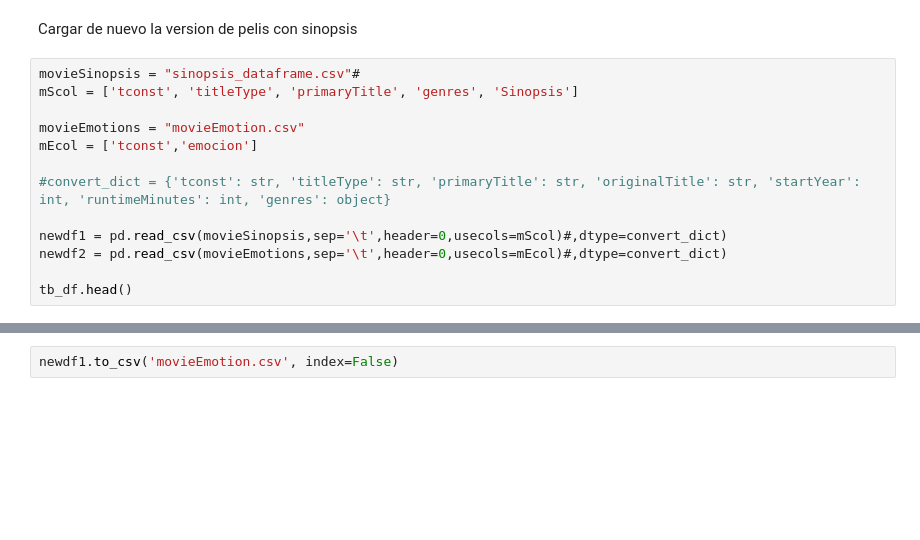
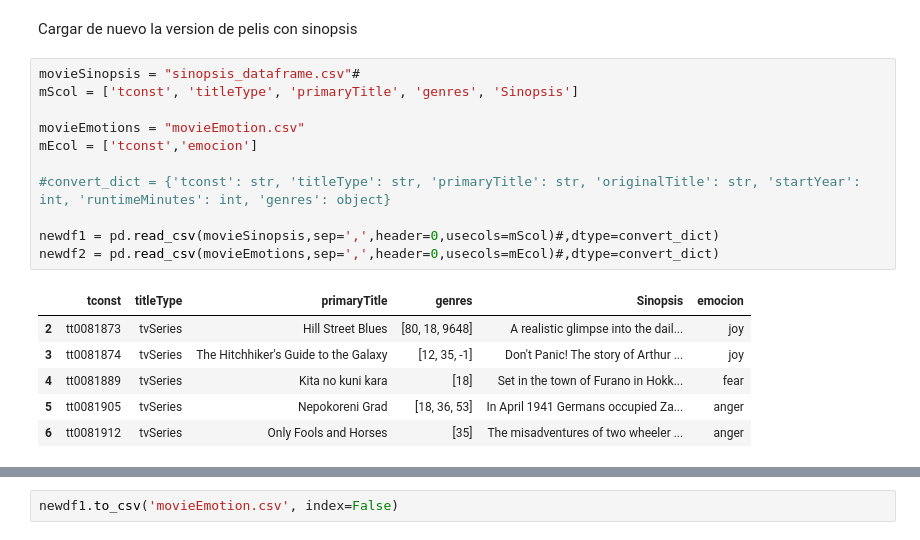
Before and after one commit to magrcruz/moodMatchNew, a Jupyter notebook: uploadMovies/preprocess.ipynb, the cells around one changed output, grey strips where cells are left out. Saved outputs shown, nothing was run; the diff lists cells and outputs as text; blank space fills up the shorter version.

```diff
--- a/uploadMovies/preprocess.ipynb
+++ b/uploadMovies/preprocess.ipynb
@@ -406,16 +413,21 @@ Cargar de nuevo la version de pelis con sinopsis
 # %%
 movieSinopsis = "sinopsis_dataframe.csv"#
 mScol = ['tconst', 'titleType', 'primaryTitle', 'genres', 'Sinopsis']
 
 movieEmotions = "movieEmotion.csv"
 mEcol = ['tconst','emocion']
 
 #convert_dict = {'tconst': str, 'titleType': str, 'primaryTitle': str, 'originalTitle': str, 'startYear': int, 'runtimeMinutes': int, 'genres': object}
 
-newdf1 = pd.read_csv(movieSinopsis,sep='\t',header=0,usecols=mScol)#,dtype=convert_dict)
-newdf2 = pd.read_csv(movieEmotions,sep='\t',header=0,usecols=mEcol)#,dtype=convert_dict)
-
-tb_df.head()
+newdf1 = pd.read_csv(movieSinopsis,sep=',',header=0,usecols=mScol)#,dtype=convert_dict)
+newdf2 = pd.read_csv(movieEmotions,sep=',',header=0,usecols=mEcol)#,dtype=convert_dict)
+# %% [output]
+|  | tconst | titleType | primaryTitle | genres | Sinopsis | emocion |
+| 2 | tt0081873 | tvSeries | Hill Street Blues | [80, 18, 9648] | A realistic glimpse into the dail... | joy |
+| 3 | tt0081874 | tvSeries | The Hitchhiker's Guide to the Galaxy | [12, 35, -1] | Don't Panic! The story of Arthur ... | joy |
+| 4 | tt0081889 | tvSeries | Kita no kuni kara | [18] | Set in the town of Furano in Hokk... | fear |
+| 5 | tt0081905 | tvSeries | Nepokoreni Grad | [18, 36, 53] | In April 1941 Germans occupied Za... | anger |
+| 6 | tt0081912 | tvSeries | Only Fools and Horses | [35] | The misadventures of two wheeler ... | anger |
 # %%
 #juntamos ambos y guardamos
 newdf1 = newdf1.merge(newdf2, how="inner", on="tconst")
```
Also changed, not shown: parts of 17 cells of this notebook, 4 other files.
